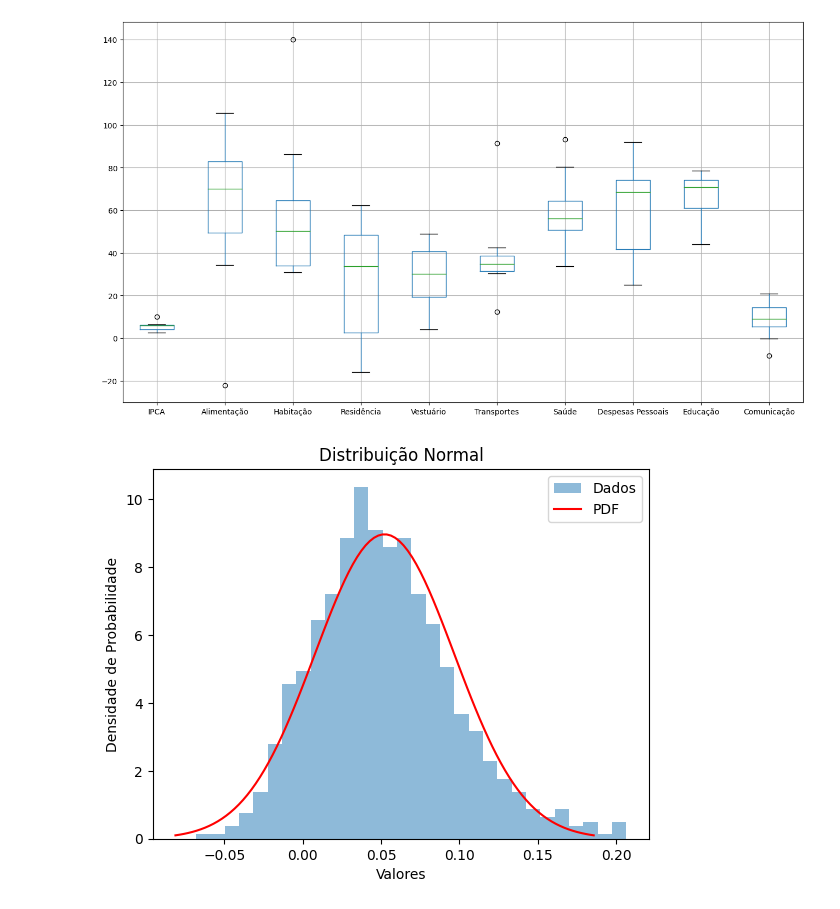
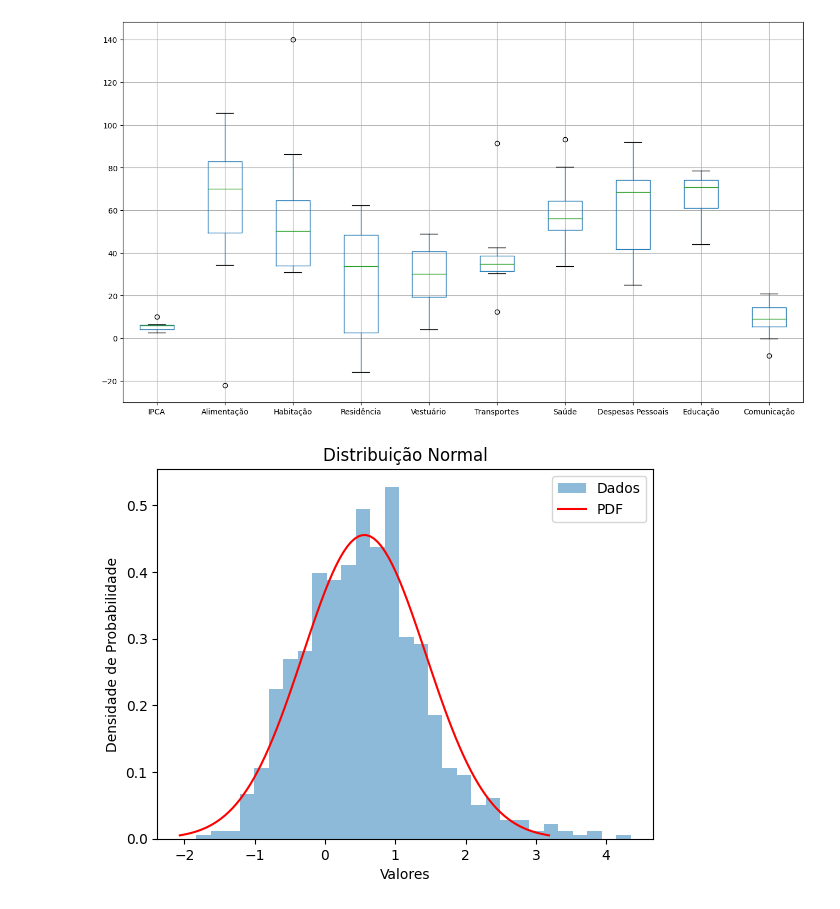
Before and after one commit to masterkey-07/proj-prob-ibge, a Jupyter notebook: notebook.ipynb, the cells around one changed output. Drawn from its saved outputs; the diff is of its cells as text; code cells hidden in the pictures.

```diff
--- a/notebook.ipynb
+++ b/notebook.ipynb
@@ -96,30 +96,32 @@ agrupado_ano.sum()[['IPCA',*columns[:9]]].boxplot(return_type='axes', figsize=(1
 # %%
 import numpy as np
 import matplotlib.pyplot as plt
 from scipy.stats import norm
 
 # Gerar uma amostra de dados seguindo uma distribuição normal
-data = dados['IPCA']
+data = dados['Alimentação']
 mu = data.mean()  # Média
 sigma = data.std()  # Desvio padrão
 
 # Calcular estatísticas básicas
 mean = np.mean(data)
 std = np.std(data)
 variance = np.var(data)
 
 # Plotar o histograma dos dados
 plt.hist(data, bins=30, density=True, alpha=0.5, label='Dados')
 
 # Plotar a função de densidade de probabilidade (PDF)
 x = np.linspace(mu - 3*sigma, mu + 3*sigma, 100)
+
 pdf = norm.pdf(x, mu, sigma)
+
 plt.plot(x, pdf, 'r', label='PDF')
 
 plt.title('Distribuição Normal')
 plt.xlabel('Valores')
 plt.ylabel('Densidade de Probabilidade')
 plt.legend()
 plt.show()
 # %% [output]
-[figure, old version]
+[figure, new version]
```
